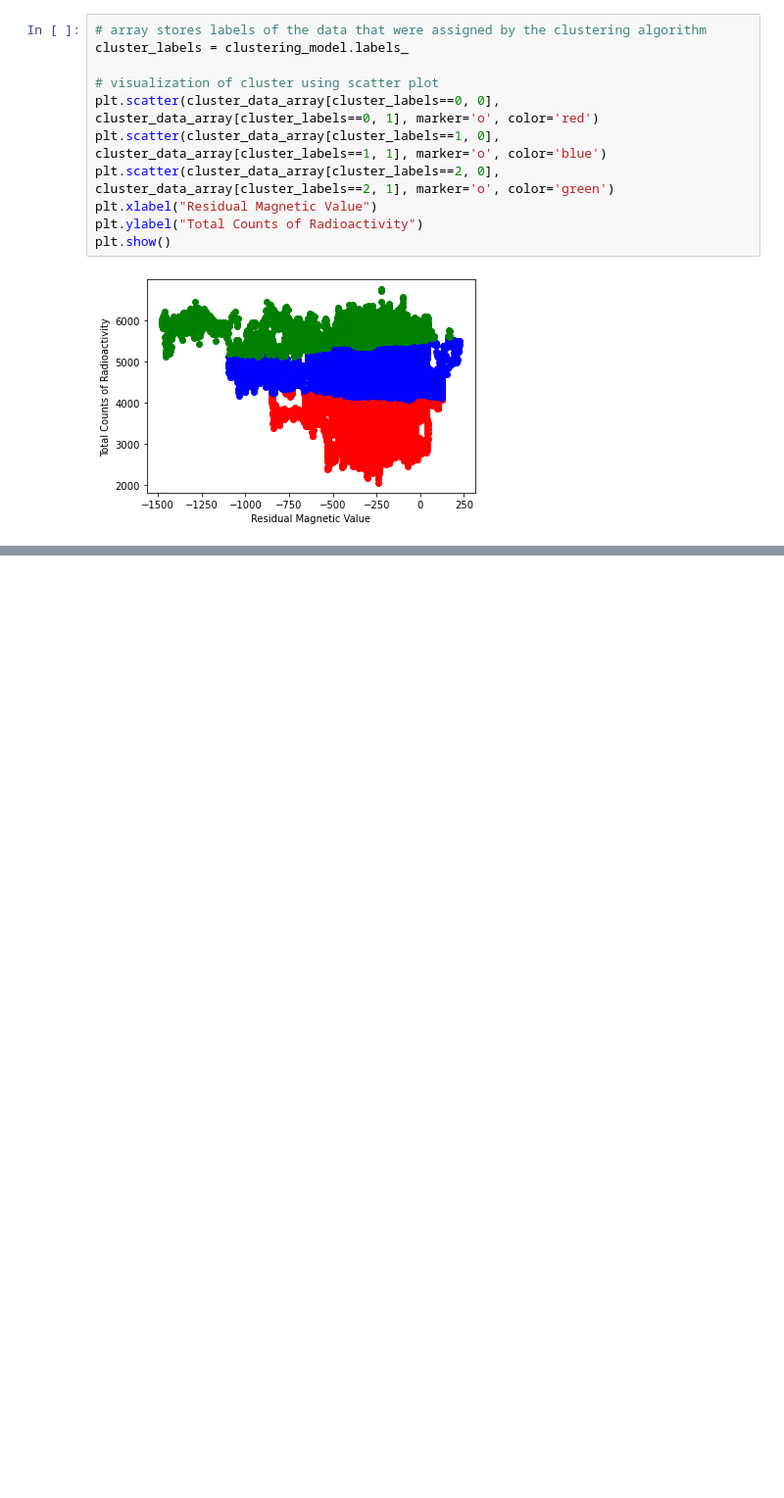
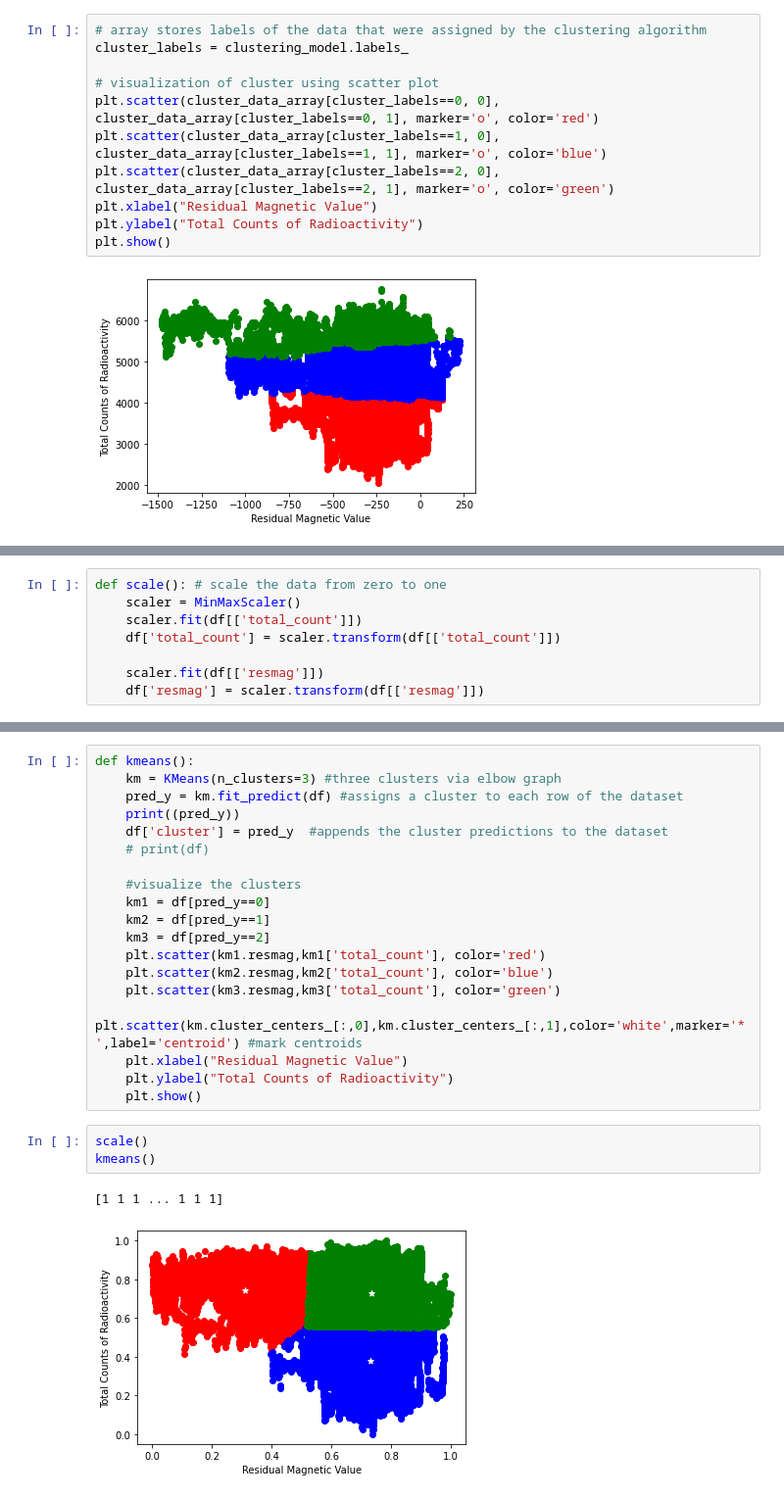
Before and after one commit to malbert131/FRI_Group_4_Project, a Jupyter notebook: main.ipynb, the cells around one changed output, grey strips where cells are left out. Shown: that part at 98% size. Drawn from its saved outputs; the diff is of its cells as text; blank space fills up the shorter version.

```diff
--- a/main.ipynb
+++ b/main.ipynb
@@ -246,0 +272,8 @@ plt.show()
+# %%
+def scale(): # scale the data from zero to one
+    scaler = MinMaxScaler()
+    scaler.fit(df[['total_count']])
+    df['total_count'] = scaler.transform(df[['total_count']])
+
+    scaler.fit(df[['resmag']])
+    df['resmag'] = scaler.transform(df[['resmag']])
@@ -246,0 +282,25 @@ plt.show()
+# %%
+def kmeans():
+    km = KMeans(n_clusters=3) #three clusters via elbow graph
+    pred_y = km.fit_predict(df) #assigns a cluster to each row of the dataset
+    print((pred_y))
+    df['cluster'] = pred_y  #appends the cluster predictions to the dataset
+    # print(df)
+
+    #visualize the clusters
+    km1 = df[pred_y==0]
+    km2 = df[pred_y==1]
+    km3 = df[pred_y==2]
+    plt.scatter(km1.resmag,km1['total_count'], color='red')
+    plt.scatter(km2.resmag,km2['total_count'], color='blue')
+    plt.scatter(km3.resmag,km3['total_count'], color='green')
+    plt.scatter(km.cluster_centers_[:,0],km.cluster_centers_[:,1],color='white',marker='*',label='centroid') #mark centroids
+    plt.xlabel("Residual Magnetic Value")
+    plt.ylabel("Total Counts of Radioactivity")
+    plt.show()
+# %%
+scale()
+kmeans()
+# %% [output]
+[1 1 1 ... 1 1 1]
+[figure, added]
```
Also changed, not shown: parts of 7 cells of this notebook.
